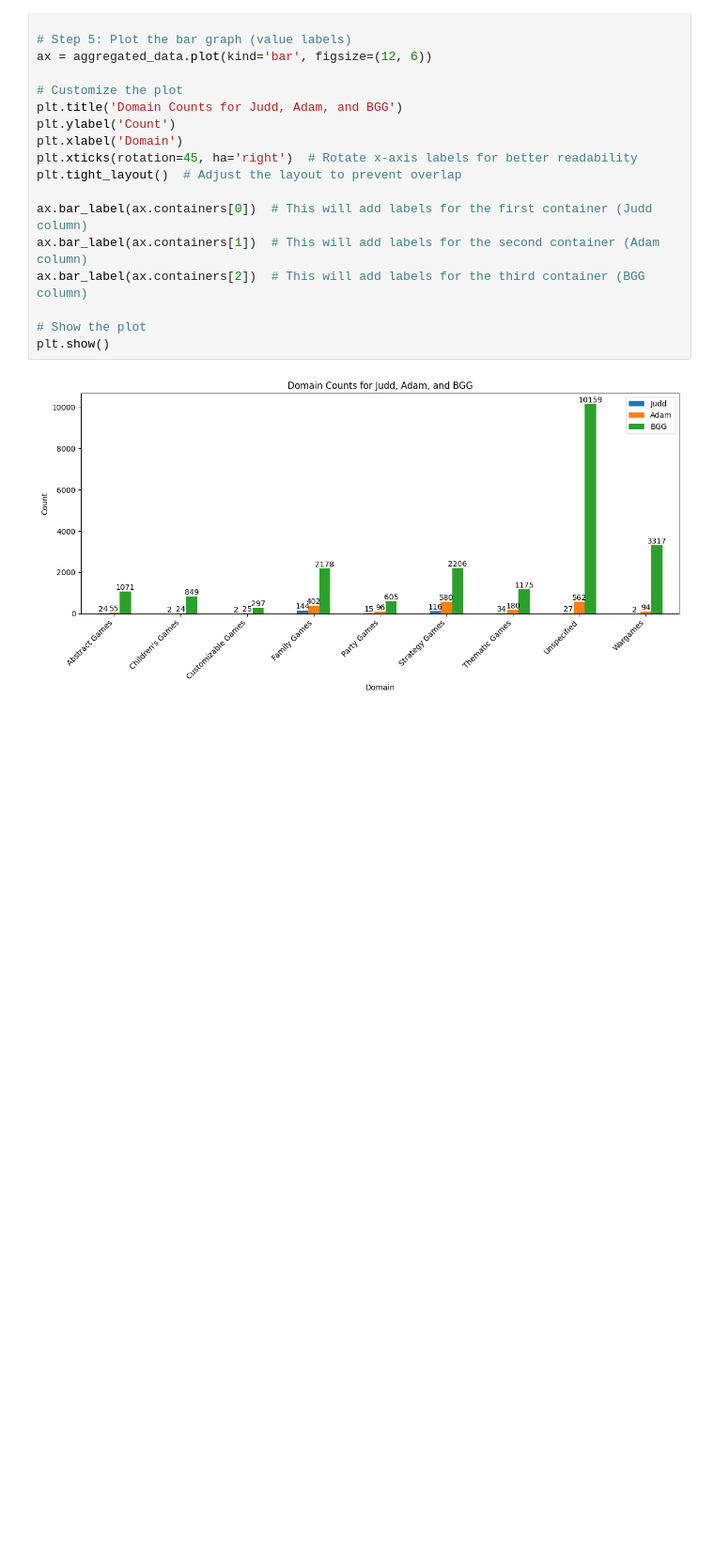
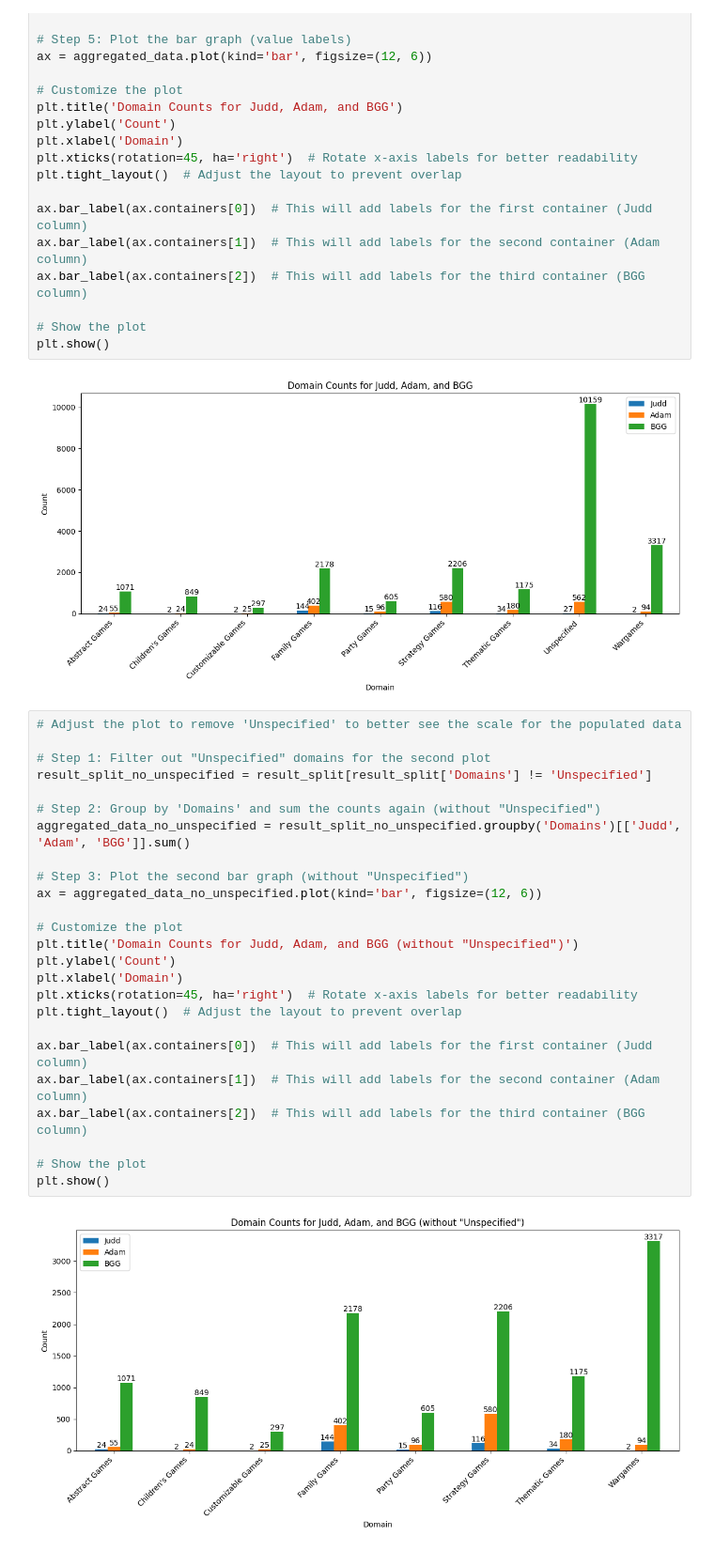
Before and after one commit to tanis2116/Board_Game_Analysis, a Jupyter notebook: Board Game Analsyis.ipynb, the cells around one changed output. Shown at 94% size. Saved outputs shown, nothing was run; the diff lists cells and outputs as text; blank space fills up the shorter version.

Commit message:
added new graph removing 'unspecified' for domains

```diff
--- a/Board Game Analsyis.ipynb
+++ b/Board Game Analsyis.ipynb
@@ -176,3 +183,30 @@ ax.bar_label(ax.containers[2])  # This will add labels for the third container (
 plt.show()
 # %% [output]
 [figure]
+# %%
+# Adjust the plot to remove 'Unspecified' to better see the scale for the populated data
+
+# Step 1: Filter out "Unspecified" domains for the second plot
+result_split_no_unspecified = result_split[result_split['Domains'] != 'Unspecified']
+
+# Step 2: Group by 'Domains' and sum the counts again (without "Unspecified")
+aggregated_data_no_unspecified = result_split_no_unspecified.groupby('Domains')[['Judd', 'Adam', 'BGG']].sum()
+
+# Step 3: Plot the second bar graph (without "Unspecified")
+ax = aggregated_data_no_unspecified.plot(kind='bar', figsize=(12, 6))
+
+# Customize the plot
+plt.title('Domain Counts for Judd, Adam, and BGG (without "Unspecified")')
+plt.ylabel('Count')
+plt.xlabel('Domain')
+plt.xticks(rotation=45, ha='right')  # Rotate x-axis labels for better readability
+plt.tight_layout()  # Adjust the layout to prevent overlap
+
+ax.bar_label(ax.containers[0])  # This will add labels for the first container (Judd column)
+ax.bar_label(ax.containers[1])  # This will add labels for the second container (Adam column)
+ax.bar_label(ax.containers[2])  # This will add labels for the third container (BGG column)
+
+# Show the plot
+plt.show()
+# %% [output]
+[figure, added]
```
Also changed, not shown: parts of 8 cells of this notebook.
